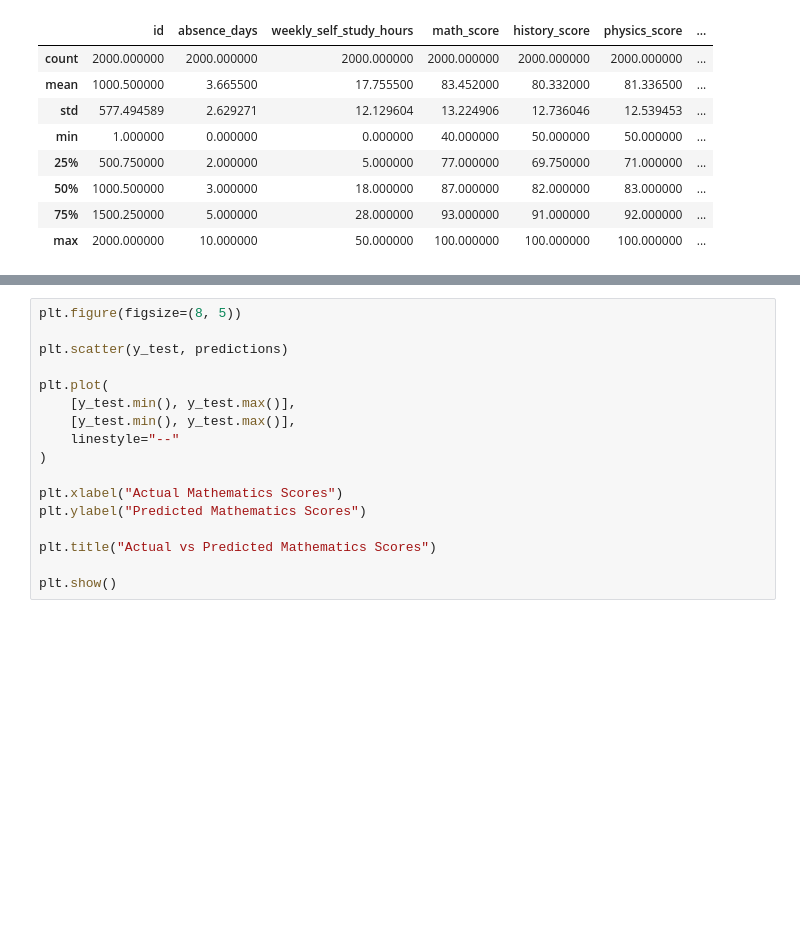
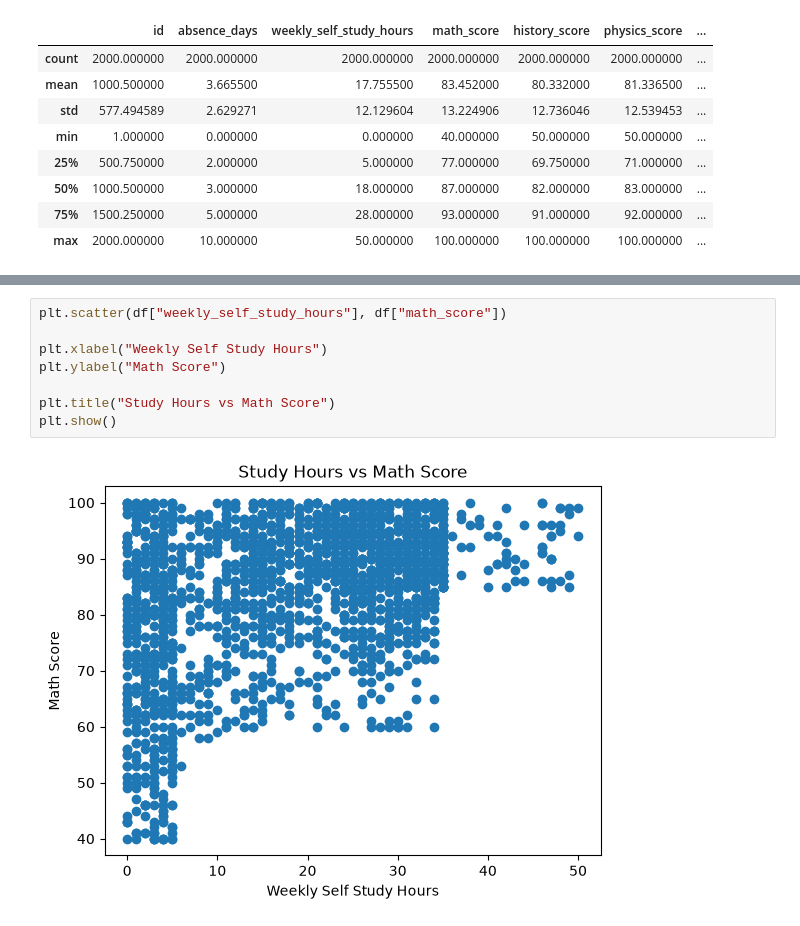
Before and after one commit to Brian-kirwa/myfirst_ml_projects, a Jupyter notebook: python.ipynb, the cells around one changed output, grey strips where cells are left out. Saved outputs shown, nothing was run; the diff lists cells and outputs as text; blank space fills up the shorter version.

```diff
--- a/python.ipynb
+++ b/python.ipynb
@@ -125,17 +139,10 @@ plt.show()
 # %%
-plt.figure(figsize=(8, 5))
+plt.scatter(df["weekly_self_study_hours"], df["math_score"])
 
-plt.scatter(y_test, predictions)
+plt.xlabel("Weekly Self Study Hours")
+plt.ylabel("Math Score")
 
-plt.plot(
-    [y_test.min(), y_test.max()],
-    [y_test.min(), y_test.max()],
-    linestyle="--"
-)
-
-plt.xlabel("Actual Mathematics Scores")
-plt.ylabel("Predicted Mathematics Scores")
-
-plt.title("Actual vs Predicted Mathematics Scores")
-
+plt.title("Study Hours vs Math Score")
 plt.show()
+# %% [output]
+[figure, added]
```
Also changed, not shown: parts of 7 cells of this notebook.
